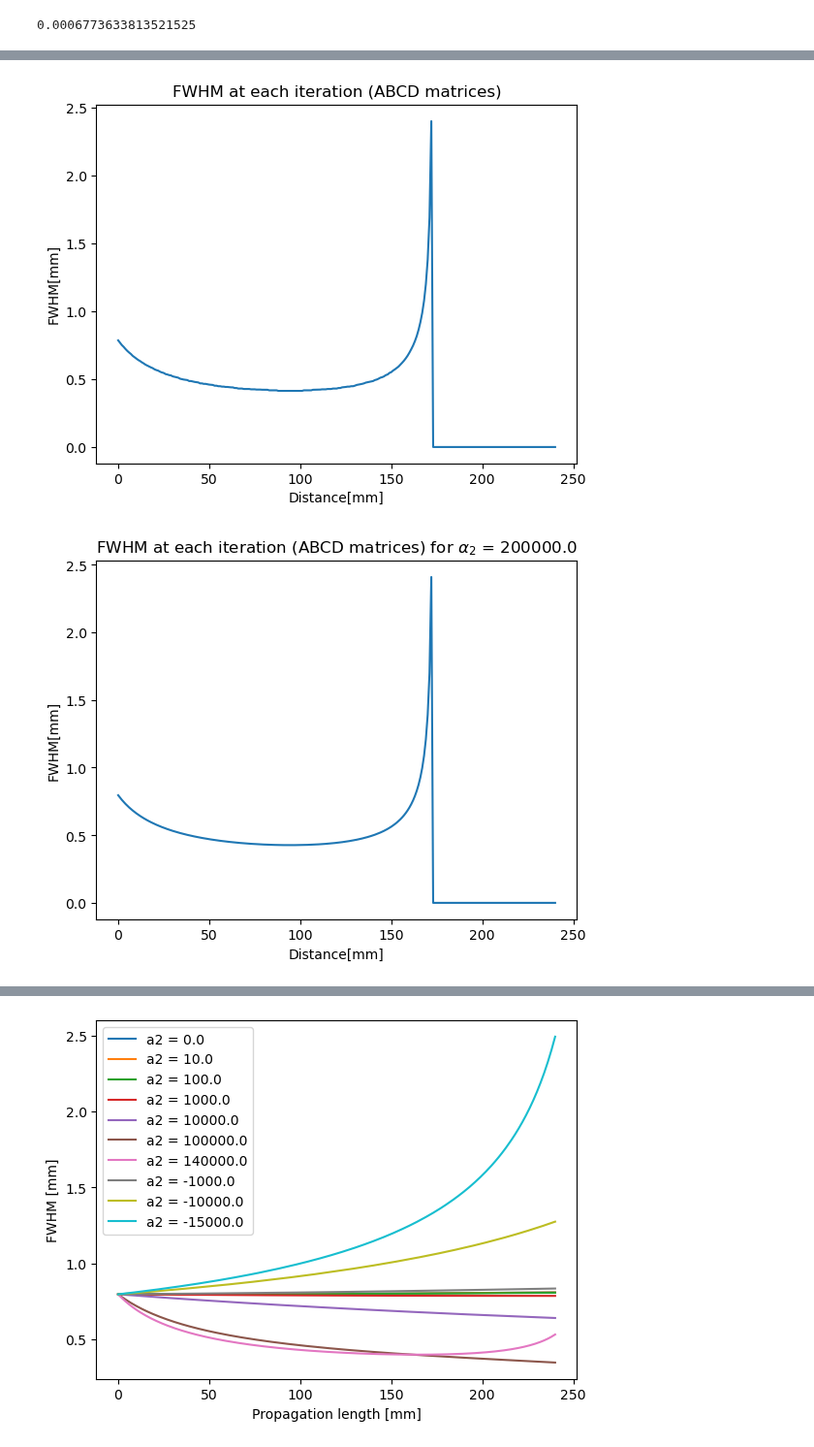
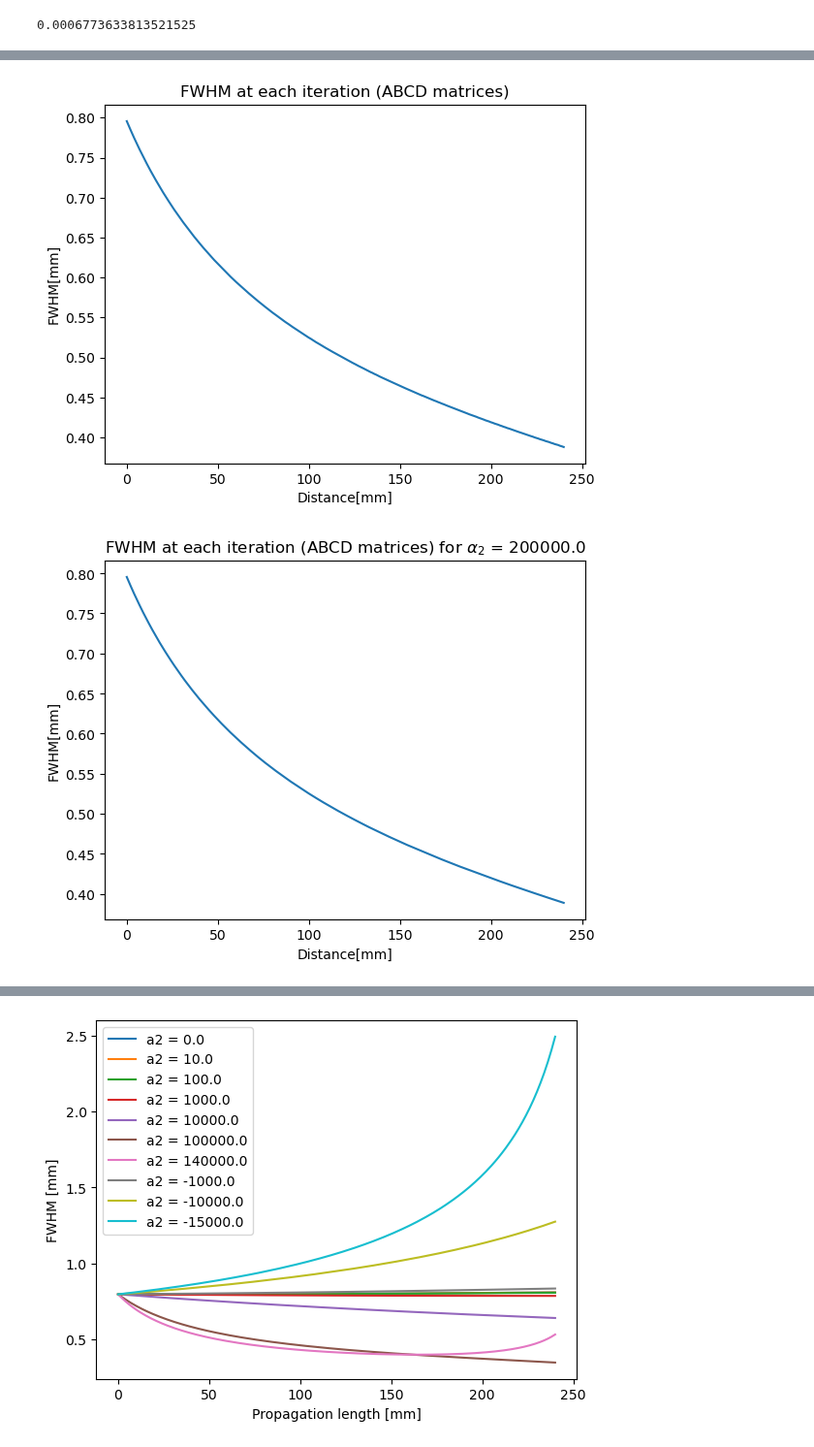
Before and after one commit to kskarthiksk/gaussian_duct_1, a Jupyter notebook: graph.ipynb, the cells around one changed output, grey strips where cells are left out. Shown at 97% size. Drawn from its saved outputs; the diff is of its cells as text; code cells hidden in the pictures.

```diff
--- a/graph.ipynb
+++ b/graph.ipynb
@@ -18,8 +18,8 @@ with open("params1.txt") as f:
     for item in lines:
         item = item.split()
         params[item[0]] = float(item[1])
-n0 = params['n0']
-n2 = params['n2']
+n0 = params['n0_real'] +1j*params["n0_imag"]
+n2 = params['n2_real'] +1j*params["n2_imag"]
 wavelength = params['wavelength'] / n0
 w0 = params['w0']
 print(w0)
@@ -49,43 +49,43 @@ plt.show()
 # %%
 fwhm = []
 length = pow(2,10)
-width = 9000e-6
+width = 1000e-6
 x = np.linspace(-width/2, width/2, length)
 y = np.linspace(-width/2, width/2, length)
 xx, yy = np.meshgrid(x,y)
 k = 2*np.pi / wavelength
 # y = np.linspace(-width/2, width/2, length)
 for i in range(0,df.index.size):
     q_real = df.iloc[i]["q param real"]
     q_imag = df.iloc[i]["q param imag"]
     q = q_real + 1j*q_imag
     qr = 1/((1/q).real)
     qi = -1/((1/q).imag)
     Y = np.abs((1/(q)) * np.exp((-1j * k * (xx*xx + yy*yy)/(2*qr)) - (k*(xx*xx + yy*yy)/(2*qi))))**2     # FWHM 2D
     # Y = np.abs((1/(q)) * np.exp(-1j * k * (q_real - 0.002 + ((xx*xx + yy*yy) / (2 * (q))))))**2     # FWHM 2D
     # Y = np.abs((1/(q)) * np.exp(-1j * k * (q_real + ((x*x) / (2 * (q))))))**2             # FWHM 1D
     half_max = np.max(Y) / 2.0
     maxIndex = np.array(np.unravel_index(np.argmax(Y), Y.shape))
     #find when function crosses line half_max (when sign of diff flips)
     #take the 'derivative' of signum(half_max - Y[])
     # d = np.sign(half_max - np.array(Y[0:-1])) - np.sign(half_max - np.array(Y[1:]))
     #plot(X[0:len(d)],d) #if you are interested
     #find the left and right most indexes
     left_idx = np.array(np.unravel_index(np.argmax(Y > half_max), Y.shape))
     # dist = (maxIndex - left_idx)**2
     fwhm.append((np.sqrt(np.sum((maxIndex - left_idx)**2)))*2 * width/length) #return the difference (full width)
 fwhm = np.array(fwhm)*1e3
 plt.plot(np.arange(0, df.index.size, 1), fwhm)
 plt.ylabel("FWHM[mm]")
 plt.xlabel("Distance[mm]")
 plt.title("FWHM at each iteration (ABCD matrices)")
 plt.show()
 # %% [output]
-[figure, old version]
+[figure, new version]
 # %%
 fwhm_refined = []
 length = pow(2,10)
-width = 9000e-6
+width = 1000e-6
 x = np.linspace(-width/2, width/2, length)
 y = np.linspace(-width/2, width/2, length)
 xx, yy = np.meshgrid(x,y)
@@ -135,5 +135,5 @@ plt.xlabel("Distance[mm]")
 plt.title(f"FWHM at each iteration (ABCD matrices) for $\\alpha_2$ = {params["a2"]}")
 plt.show()
 # %% [output]
-[figure, old version]
+[figure, new version]
 # %%
```
Also changed, not shown: parts of 9 cells of this notebook, 9 other files.
